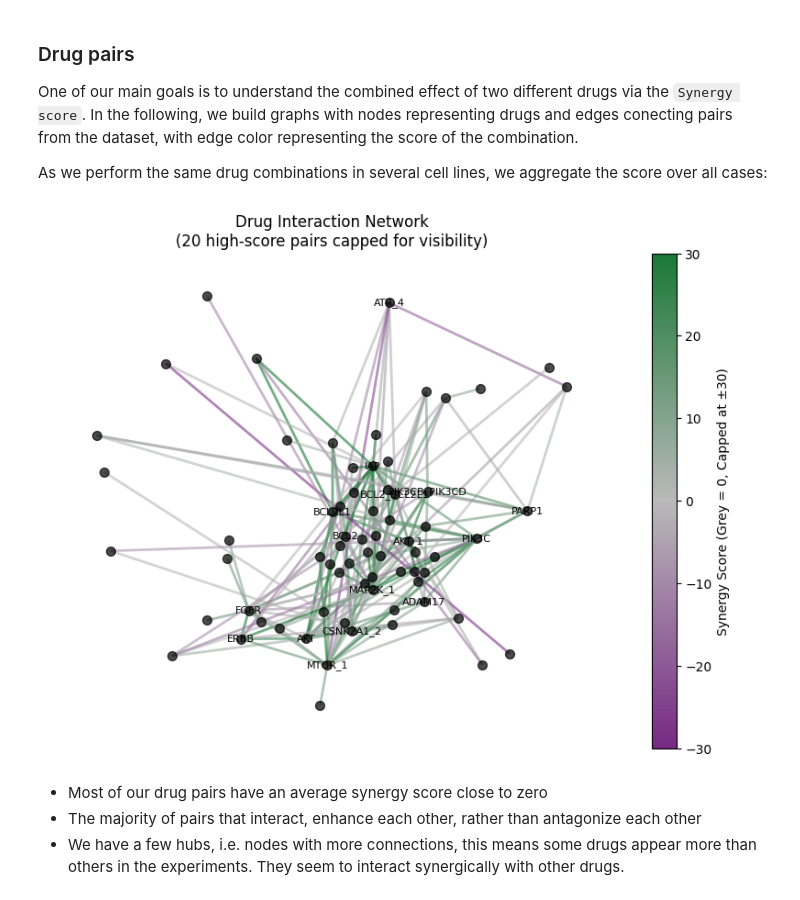
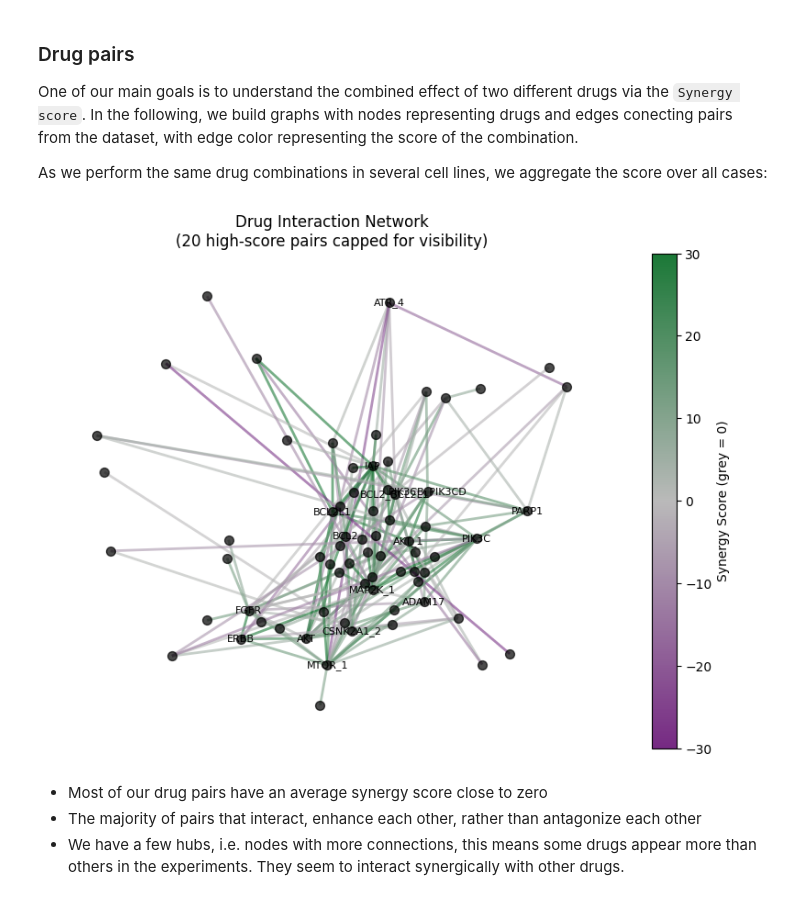
Before and after one commit to jorguz07/biomlproject, a Jupyter notebook: notebook/EDA.ipynb, the cells around one changed output. Cells and saved outputs as stored; diff of their text form; code cells hidden in the pictures.

```diff
--- a/notebook/EDA.ipynb
+++ b/notebook/EDA.ipynb
@@ -95,24 +81,0 @@ drug_synergy_df.describe( include='number' ) #descriptive stats for numerical va
-# %%
-#Filter num data
-cols = drug_synergy_df.select_dtypes(include='number')
-n_cols = len(cols)
-
-#Setup fig grid
-grid_cols = 4
-grid_rows = math.ceil( n_cols / grid_cols )
-
-fig, axes = plt.subplots( grid_rows, grid_cols, figsize=(10, grid_rows * 2) )
-axes = axes.flatten()  #to iterate
-
-#Plot each var on its own axis
-for i, col in enumerate(cols):
-    sns.violinplot(y=drug_synergy_df[col], ax=axes[i], color='skyblue')
-    axes[i].set_title(f'Distribution of {col}')
-    axes[i].set_ylabel('Value')
-
-#Remove empty subplots if exist
-for j in range(i + 1, len(axes)):
-    fig.delaxes(axes[j])
-
-plt.tight_layout() # Prevent overlapping labels
-plt.show()
@@ -546,29 +471,30 @@ edge_colors = [cmap(norm(np.clip(s, -v_limit, v_limit))) for s in scores]
 # %%
 plt.figure(figsize=(10, 7))
 
 #draw nodes
 nx.draw_networkx_nodes(G, pos, node_size=50, node_color='black', alpha=0.7)
 
 #draw edges
 nx.draw_networkx_edges(G, pos, edge_color=edge_colors, width=2, alpha=0.6)
 
 #draw labels
 d = dict(G.degree)
 labels = {node: node for node, degree in d.items() if degree > 5}
 nx.draw_networkx_labels(G, pos, labels=labels, font_size=8)
 
 #draw colorbar
 sm = plt.cm.ScalarMappable(cmap=cmap, norm=norm)
 sm.set_array([])
-plt.colorbar(sm, label=f'Synergy Score (Grey = 0, Capped at ±{v_limit})', ax=plt.gca())
+plt.colorbar(sm, label=f'Synergy Score (grey = 0)', ax=plt.gca())
 
 #title
 plt.title(f"Drug Interaction Network\n({clipped_count} high-score pairs capped for visibility)")
+plt.savefig('drug_interaction_network.png', dpi=60, bbox_inches='tight')
 
 plt.axis('off')
 plt.show()
 # %% [output]
-[figure, old version]
+[figure, new version]
 # %% [markdown]
 * Most of our drug pairs have an average synergy score close to zero
 * The majority of pairs that interact, enhance each other, rather than antagonize each other
```
Also changed, not shown: parts of 18 cells of this notebook, 11 other files.
